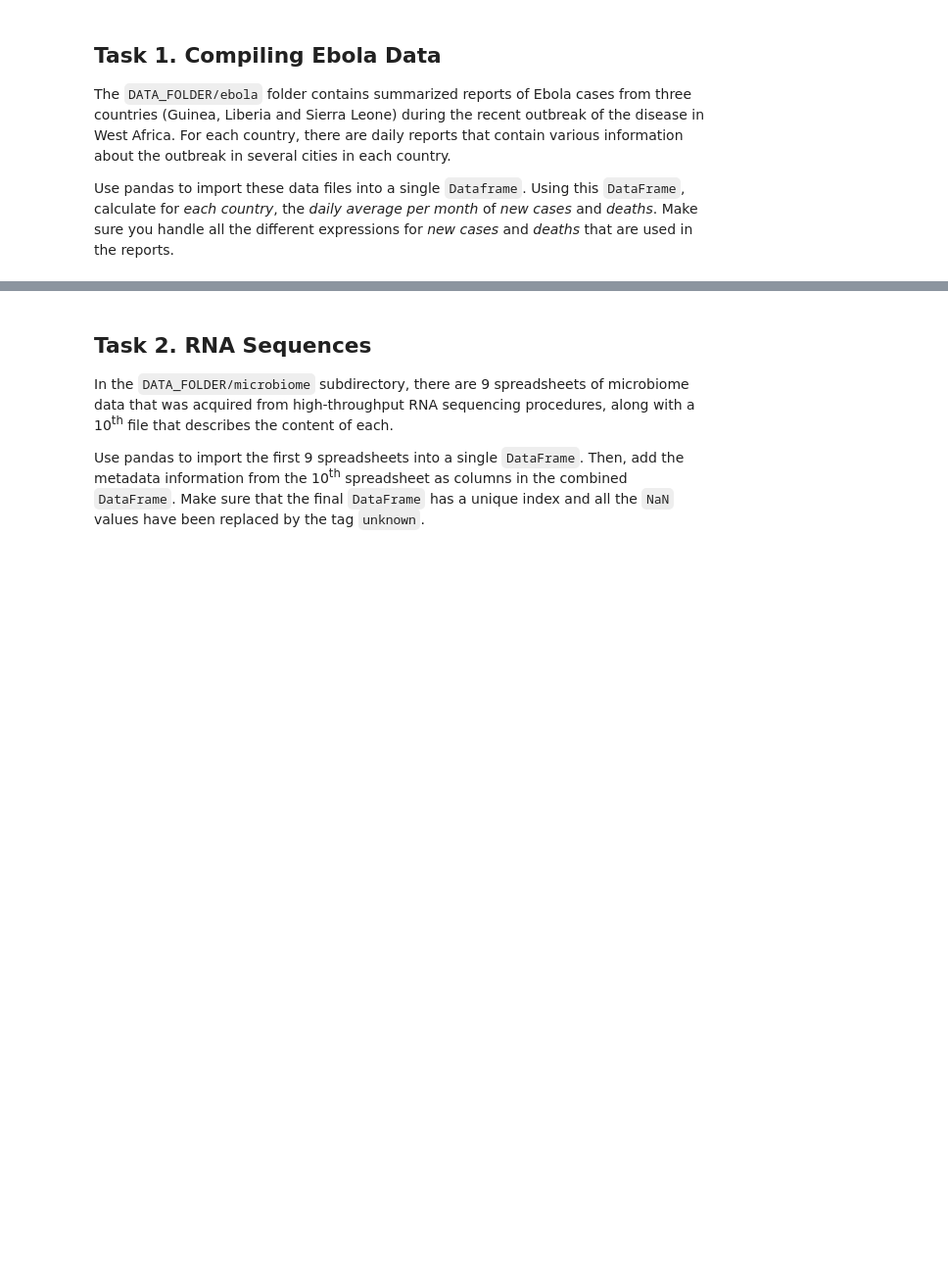
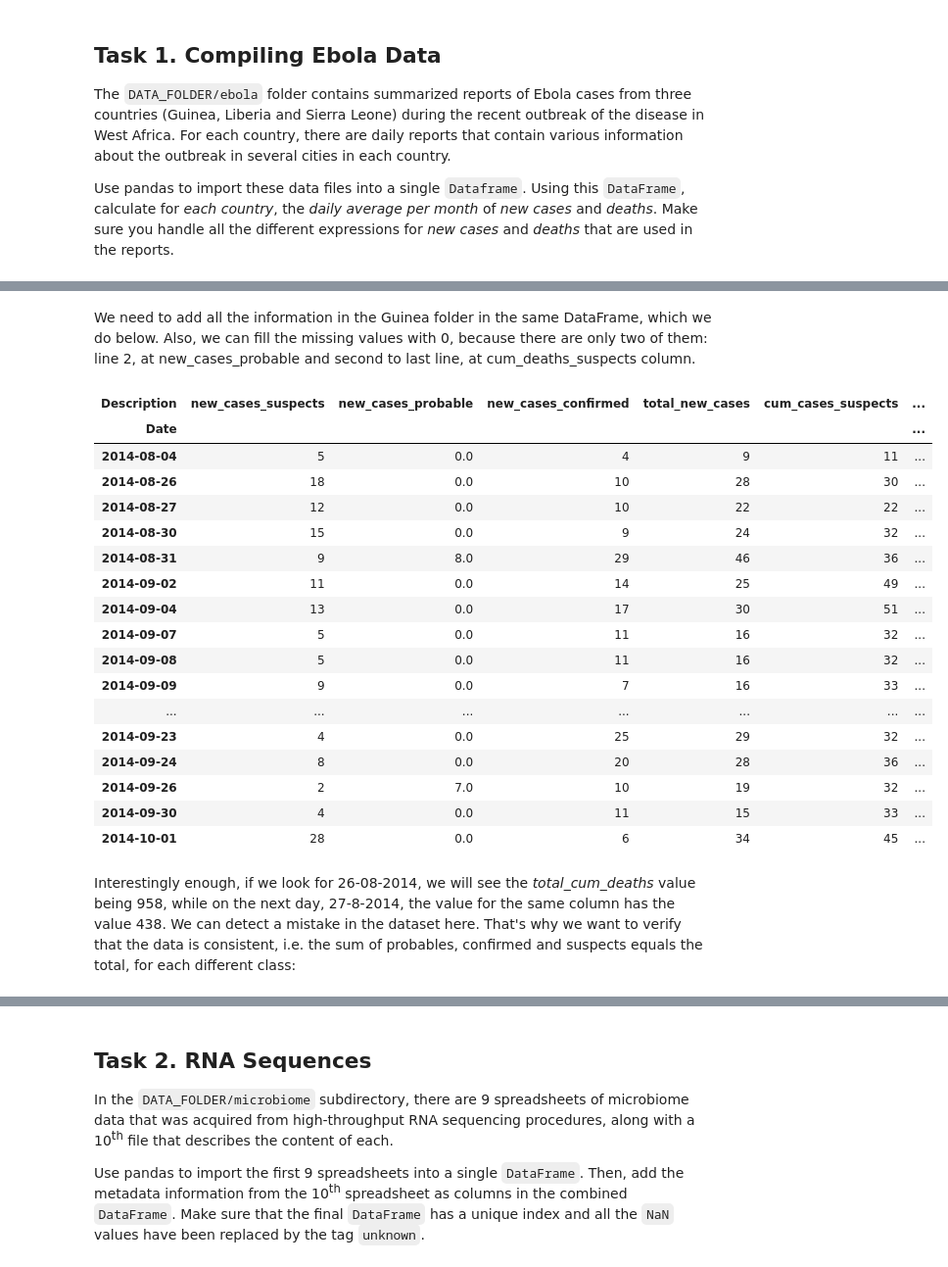
Before and after one commit to baetuc/ADA-CS-401, a Jupyter notebook: Homework 1.ipynb, the cells around one changed output, grey strips where cells are left out. Shown at 98% size. Cells and saved outputs as stored; diff of their text form; code cells hidden in the pictures; blank space fills up the shorter version.

Commit message:
Merged all tasks

```diff
--- a/Homework 1.ipynb
+++ b/Homework 1.ipynb
@@ -6,5 +12,5 @@
 # %%
-DATA_FOLDER = 'Data' # Use the data folder provided in Tutorial 02 - Intro to Pandas.
+DATA_FOLDER = os.path.join('.', 'Data') # Use the data folder provided in Tutorial 02 - Intro to Pandas.
 # %% [markdown]
 ## Task 1. Compiling Ebola Data
 
@@ -17,0 +61,2 @@ Make sure you handle all the different expressions for *new cases* and *deaths*
+# %%
+guinea_dataframes = load_country_data('guinea_data', 'Date') # Loading the Guinea data
@@ -17,0 +139,57 @@ Make sure you handle all the different expressions for *new cases* and *deaths*
+# %%
+GUINEA_COLUMNS_RENAME = {'New cases of suspects' : 'new_cases_suspects',
+                        'New cases of probables' : 'new_cases_probable',
+                        'New cases of confirmed': 'new_cases_confirmed',
+                        'Total new cases registered so far' : 'total_new_cases',
+                        'Total cases of suspects' : 'cum_cases_suspects',
+                        'Total cases of probables' : 'cum_cases_probables',
+                        'Total cases of confirmed' : 'cum_cases_confirmed',
+                        'Cumulative (confirmed + probable + suspects)' : 'total_cum_cases',
+                        'Total deaths of suspects' : 'cum_deaths_suspects',
+                        'Total deaths of probables' : 'cum_deaths_probables',
+                        'Total deaths of confirmed' : 'cum_deaths_confirmed',
+                        'Total deaths (confirmed + probables + suspects)' : 'total_cum_deaths'}
+
+def reshape_guinea_dataframe(dataframe):
+    """Function that reshapes an usual dataframe in Guinea folder, making it more human understandable. """
+
+    columns_rename = GUINEA_COLUMNS_RENAME.copy()
+
+    if any(description == 'New deaths registered' for description in dataframe['Description']): # usual dataframe
+        columns_rename['New deaths registered'] = 'total_new_deaths'
+    else: # unusual dataframe
+        columns_rename['New deaths registered today'] = 'total_new_deaths'
+
+    dataframe = dataframe.set_index([dataframe.index, 'Description']) # Adding Description to index, thus being able to use unstack function
+    dataframe = dataframe['Totals'].unstack('Description')  # Unstacking dataframe, adding Description values as columns
+
+    dataframe.rename(columns=columns_rename, inplace=True) # Renaming the relevant columns
+    return dataframe[list(columns_rename.values())] # Returning the dataframe containing only the relevant columns
+# %% [markdown]
+We need to add all the information in the Guinea folder in the same DataFrame, which we do below. Also, we can fill the missing values with 0, because there are only two of them: line 2, at new_cases_probable and second to last line, at cum_deaths_suspects column.
+# %%
+merged_guinea_dataframe = pd.concat(list(map(reshape_guinea_dataframe, guinea_dataframes)), axis = 0)
+
+merged_guinea_dataframe = merged_guinea_dataframe.apply(pd.to_numeric).fillna(0)
+merged_guinea_dataframe
+# %% [output]
+| Description | new_cases_suspects | new_cases_probable | new_cases_confirmed | total_new_cases | cum_cases_suspects | ... |
+| Date |  |  |  |  |  | ... |
+| 2014-08-04 | 5 | 0.0 | 4 | 9 | 11 | ... |
+| 2014-08-26 | 18 | 0.0 | 10 | 28 | 30 | ... |
+| 2014-08-27 | 12 | 0.0 | 10 | 22 | 22 | ... |
+| 2014-08-30 | 15 | 0.0 | 9 | 24 | 32 | ... |
+| 2014-08-31 | 9 | 8.0 | 29 | 46 | 36 | ... |
+| 2014-09-02 | 11 | 0.0 | 14 | 25 | 49 | ... |
+| 2014-09-04 | 13 | 0.0 | 17 | 30 | 51 | ... |
+| 2014-09-07 | 5 | 0.0 | 11 | 16 | 32 | ... |
+| 2014-09-08 | 5 | 0.0 | 11 | 16 | 32 | ... |
+| 2014-09-09 | 9 | 0.0 | 7 | 16 | 33 | ... |
+| ... | ... | ... | ... | ... | ... | ... |
+| 2014-09-23 | 4 | 0.0 | 25 | 29 | 32 | ... |
+| 2014-09-24 | 8 | 0.0 | 20 | 28 | 36 | ... |
+| 2014-09-26 | 2 | 7.0 | 10 | 19 | 32 | ... |
+| 2014-09-30 | 4 | 0.0 | 11 | 15 | 33 | ... |
+| 2014-10-01 | 28 | 0.0 | 6 | 34 | 45 | ... |
+# %% [markdown]
+Interestingly enough, if we look for 26-08-2014, we will see the <i> total_cum_deaths </i> value being 958, while on the next day, 27-8-2014, the value for the same column has the value 438. We can detect a mistake in the dataset here. That's why we want to verify that the data is consistent, i.e. the sum of probables, confirmed and suspects equals the total, for each different class:
```
Also changed, not shown: parts of 101 cells of this notebook, 1 other file.
